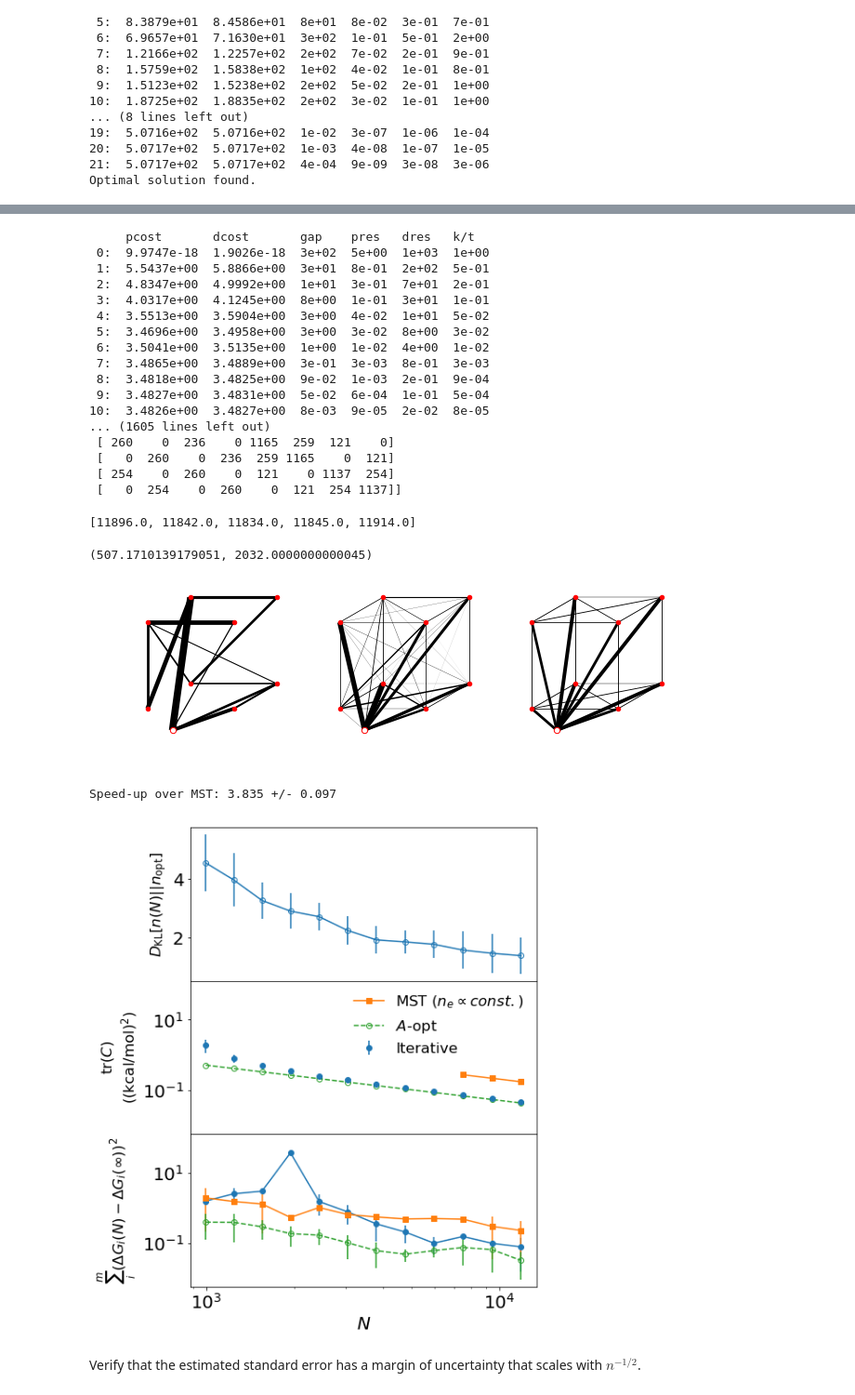
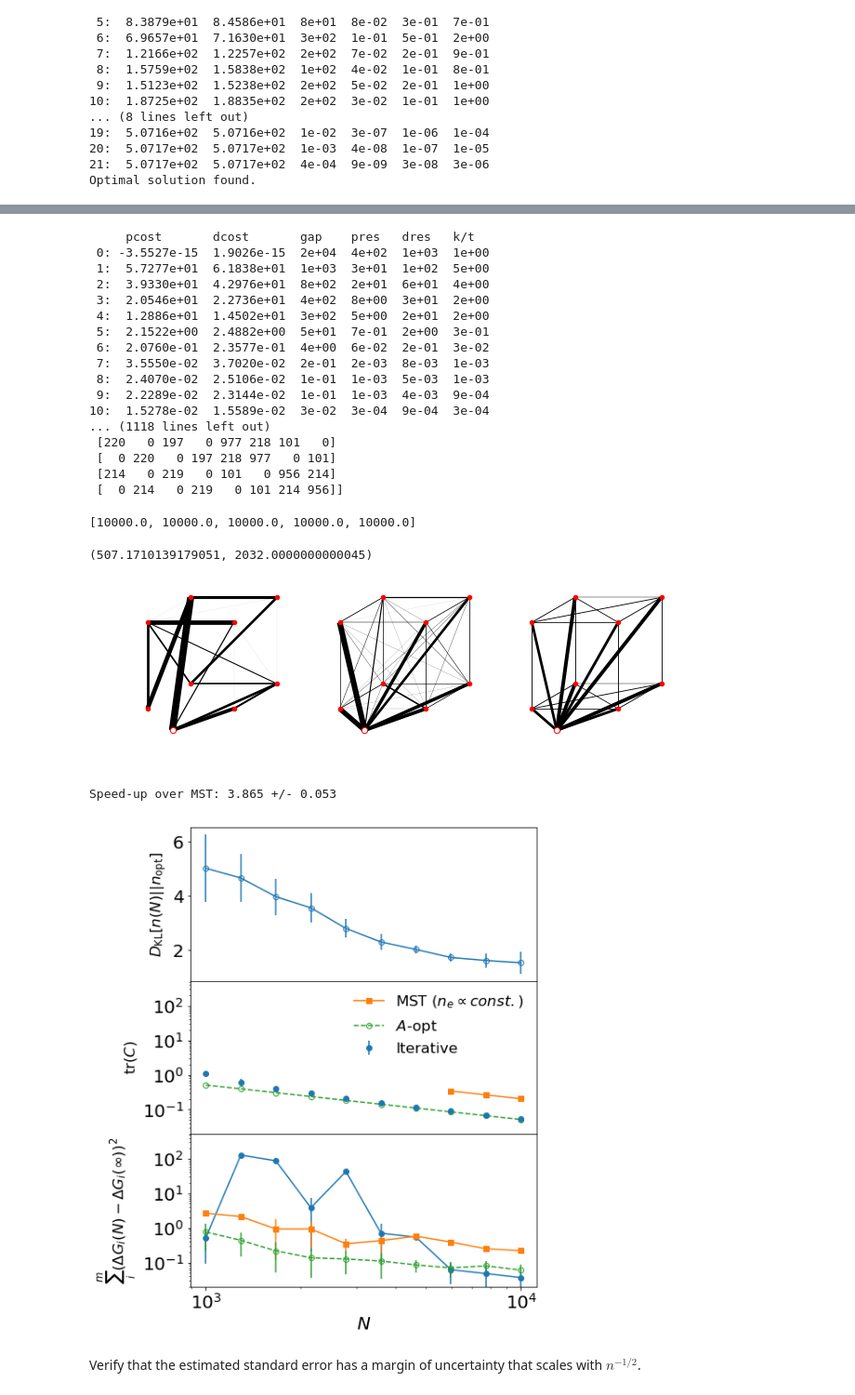
Before and after one commit to forcefield/DiffNet, a Jupyter notebook: analysis.ipynb, the cells around one changed output, grey strips where cells are left out. Shown at 93% size. Cells and saved outputs as stored; diff of their text form; code cells hidden in the pictures.

Commit message:
Implemented the update of A-optimal given existing samplings.

```diff
--- a/analysis.ipynb
+++ b/analysis.ipynb
@@ -814,12 +814,8 @@ def iterative_diffnet( xtrue, strue, N=20000, Nmin=1000, stages=10, rseed=1):
 
     nij = np.zeros( (K, K), dtype=int)
     xij = np.zeros( (K, K), dtype=float)
-    sigmaij = np.zeros( (K, K), dtype=float)
     # Initialize s as random.
     sij = np.random.rand( K, K)
-    nopt = dn.A_optimize( matrix(sij))
-    nactual = np.asarray( nopt*Nmin, dtype=int)
-    ntotal = 0
 
     # The trajectory of x, sij, tr(C), and nij
     xtrj = []
@@ -827,8 +823,13 @@ def iterative_diffnet( xtrue, strue, N=20000, Nmin=1000, stages=10, rseed=1):
     trCtrj = []
     nijtrj = []
 
-    Nfac = np.power( N/float(Nmin), 1./stages)
-    while ntotal < N:
+    Ns = np.logspace( np.log10( Nmin), np.log10( N), stages)
+
+    for ntotal in Ns:
+        nadd = ntotal - dn.sum_upper_triangle( matrix( nij))
+        nopt = dn.update_A_optimal( matrix(sij), nij, nadd)
+        nactual = dn.round_to_integers( nopt)
+
         smin, smax = np.inf, 0
         invsij2 = np.zeros( (K, K), dtype=float)
         for i in xrange( K):
@@ -846,7 +847,7 @@ def iterative_diffnet( xtrue, strue, N=20000, Nmin=1000, stages=10, rseed=1):
                     sij[j,i] = sij[i,j]
                     if nij[i,j]>1: # sij is only meaningful if we have more than 1 sample.
                         sigmaij2 = sij[i,j]*sij[i,j]/nij[i,j]  # The standard error is \sigma_{ij}^2 = s_{ij}^2/n_{ij}
-                    invsij2[i,j] = invsij2[j,i] = 1/sigmaij2
+                        invsij2[i,j] = invsij2[j,i] = 1/sigmaij2
                     if (j!=i): xij[j,i] = -xij[i, j]
                     if sij[i,j] > smax: smax = sij[i,j]
                     if sij[i,j] < smin: smin = sij[i,j]
@@ -867,8 +868,6 @@ def iterative_diffnet( xtrue, strue, N=20000, Nmin=1000, stages=10, rseed=1):
         trCtrj.append( np.trace( cov)/ntotal)
         nijtrj.append( np.copy(nij))
 
-        nopt = dn.A_optimize( matrix(sij))
-        nactual = dn.diffnet_iterate( nij, int(ntotal*(Nfac - 1)), nopt)
     return np.array(xtrj), np.array(sijtrj), np.array(trCtrj), np.array(nijtrj)
 # %%
 nijCOX2 = dn.A_optimize( sCOX2)
@@ -904,7 +907,7 @@ nijCOX2trj = []
 dGCOX2MSTtrj = []
 dGCOX2Aopttrj = []
 for t in xrange( TRIALS):
-    _dgtrj, _sijtrj, _trCtrj, _nijtrj = iterative_diffnet( dGCOX2, sCOX2, N=10000, rseed=2019 + 100*t)
+    _dgtrj, _sijtrj, _trCtrj, _nijtrj = iterative_diffnet( dGCOX2, sCOX2, N=10000, rseed=2019 + t)
     dGCOX2trj.append( _dgtrj)
     sCOX2trj.append( _sijtrj)
     trCCOX2trj.append( _trCtrj)
@@ -915,26 +918,26 @@ for t in xrange( TRIALS):
     dGCOX2Aopttrj.append( _dgAtrj)
 # %% [output]
      pcost       dcost       gap    pres   dres   k/t
- 0:  9.9747e-18  1.9026e-18  3e+02  5e+00  1e+03  1e+00
- 1:  5.5437e+00  5.8866e+00  3e+01  8e-01  2e+02  5e-01
- 2:  4.8347e+00  4.9992e+00  1e+01  3e-01  7e+01  2e-01
- 3:  4.0317e+00  4.1245e+00  8e+00  1e-01  3e+01  1e-01
- 4:  3.5513e+00  3.5904e+00  3e+00  4e-02  1e+01  5e-02
- 5:  3.4696e+00  3.4958e+00  3e+00  3e-02  8e+00  3e-02
- 6:  3.5041e+00  3.5135e+00  1e+00  1e-02  4e+00  1e-02
- 7:  3.4865e+00  3.4889e+00  3e-01  3e-03  8e-01  3e-03
- 8:  3.4818e+00  3.4825e+00  9e-02  1e-03  2e-01  9e-04
- 9:  3.4827e+00  3.4831e+00  5e-02  6e-04  1e-01  5e-04
-10:  3.4826e+00  3.4827e+00  8e-03  9e-05  2e-02  8e-05
-... (1605 lines left out)
- [ 260    0  236    0 1165  259  121    0]
- [   0  260    0  236  259 1165    0  121]
- [ 254    0  260    0  121    0 1137  254]
- [   0  254    0  260    0  121  254 1137]]
+ 0: -3.5527e-15  1.9026e-15  2e+04  4e+02  1e+03  1e+00
+ 1:  5.7277e+01  6.1838e+01  1e+03  3e+01  1e+02  5e+00
+ 2:  3.9330e+01  4.2976e+01  8e+02  2e+01  6e+01  4e+00
+ 3:  2.0546e+01  2.2736e+01  4e+02  8e+00  3e+01  2e+00
+ 4:  1.2886e+01  1.4502e+01  3e+02  5e+00  2e+01  2e+00
+ 5:  2.1522e+00  2.4882e+00  5e+01  7e-01  2e+00  3e-01
+ 6:  2.0760e-01  2.3577e-01  4e+00  6e-02  2e-01  3e-02
+ 7:  3.5550e-02  3.7020e-02  2e-01  2e-03  8e-03  1e-03
+ 8:  2.4070e-02  2.5106e-02  1e-01  1e-03  5e-03  1e-03
+ 9:  2.2289e-02  2.3144e-02  1e-01  1e-03  4e-03  9e-04
+10:  1.5278e-02  1.5589e-02  3e-02  3e-04  9e-04  3e-04
+... (1118 lines left out)
+ [220   0 197   0 977 218 101   0]
+ [  0 220   0 197 218 977   0 101]
+ [214   0 219   0 101   0 956 214]
+ [  0 214   0 219   0 101 214 956]]
 # %%
 [ dn.sum_upper_triangle( matrix(nijCOX2trj[i][-1])) for i in xrange(TRIALS) ]
 # %% [output]
-[11896.0, 11842.0, 11834.0, 11845.0, 11914.0]
+[10000.0, 10000.0, 10000.0, 10000.0, 10000.0]
 # %%
 trCoptCOX2, trCMSTCOX2
 # %% [output]
@@ -967,7 +970,7 @@ def compare_diffnets( nijbegin, nijend, nopt):
 
 _ = compare_diffnets( nijCOX2trj[0][0], nijCOX2trj[0][-1], nijCOX2)
 # %% [output]
-[figure, old version]
+[figure, new version]
 # %%
 def plot_iteration_toward_optimal( nijtrjs, trCtrjs, xtrjs, xtrue, nopt, trCrefs, xref):
     fig, axes = plt.subplots( 3, 1, sharex=True, figsize=(7, 9.5))
@@ -981,36 +984,36 @@ def plot_iteration_toward_optimal( nijtrjs, trCtrjs, xtrjs, xtrue, nopt, trCrefs
     axes[1].errorbar( ntotal, np.mean( trCtrjs, axis=0), yerr=np.std(trCtrjs, axis=0), fmt='o', label='Iterative')
     axes[1].plot( ntotal[-3:], trCrefs['MST']/ntotal[-3:], 's-', label=r'MST ($n_e\propto const.$)')
     axes[1].plot( ntotal, trCrefs['A']/ntotal, 'o--', mfc='none', label=r'$A$-opt')
-    axes[1].set_ylabel( r'$\mathrm{tr}(C)$' + '\n' + r'((kcal/mol)$^2$)', fontsize='small')
+    axes[1].set_ylabel( r'$\mathrm{tr}(C)$', fontsize='small')
     axes[1].set_yscale( 'log')
     axes[1].legend( loc='best', fontsize='small', frameon=False)
     ymin1, ymax1 = axes[1].get_ylim()
 
     dx2 = np.sum(np.square(xtrjs - xtrue), axis=2)
     axes[2].errorbar( ntotal, np.mean( dx2, axis=0), yerr=np.std( dx2, axis=0), fmt='o-')
     dx2MST = np.sum(np.square(xref['MST'] - xtrue), axis=2)
     axes[2].errorbar( ntotal, np.mean( dx2MST, axis=0), yerr=np.std( dx2MST, axis=0), fmt='s-')
     dx2A = np.sum(np.square(xref['A'] - xtrue), axis=2)
     axes[2].errorbar( ntotal, np.mean( dx2A, axis=0), yerr=np.std( dx2A, axis=0), fmt='o--', mfc='none')
     axes[2].set_yscale( 'log')
     ymin2, ymax2 = axes[2].get_ylim()
 
     ymin = min(ymin1, ymin2)
     ymax = max(ymax1, ymax2)
     for ax in axes[1:]: ax.set_ylim( ymin, ymax) # tr(C) and ddG should have the same y-scale
 
     axes[2].set_ylabel( r'$\sum_i^m(\Delta G_i(N) - \Delta G_i(\infty))^2$', fontsize='small')
     axes[-1].set_xscale( 'log')
     axes[-1].set_xlabel( r'$N$')
     fig.subplots_adjust( hspace=0)
 
     speedup = (trCrefs['MST']/ntotal[-1])/np.array(trCtrjs)[:,-1]
     print 'Speed-up over MST: %.3f +/- %.3f' % (np.mean( speedup), np.std( speedup))
     return fig
 
 figiter = plot_iteration_toward_optimal( nijCOX2trj, trCCOX2trj, dGCOX2trj, dGCOX2, nijCOX2,
                                       dict( A=trCoptCOX2, MST=trCMSTCOX2), dict( A=dGCOX2Aopttrj, MST=dGCOX2MSTtrj))
 # %% [output]
-Speed-up over MST: 3.835 +/- 0.097
+Speed-up over MST: 3.865 +/- 0.053
-[figure, old version]
+[figure, new version]
 # %%
```
Also changed, not shown: parts of 4 cells of this notebook, 1 other file.
